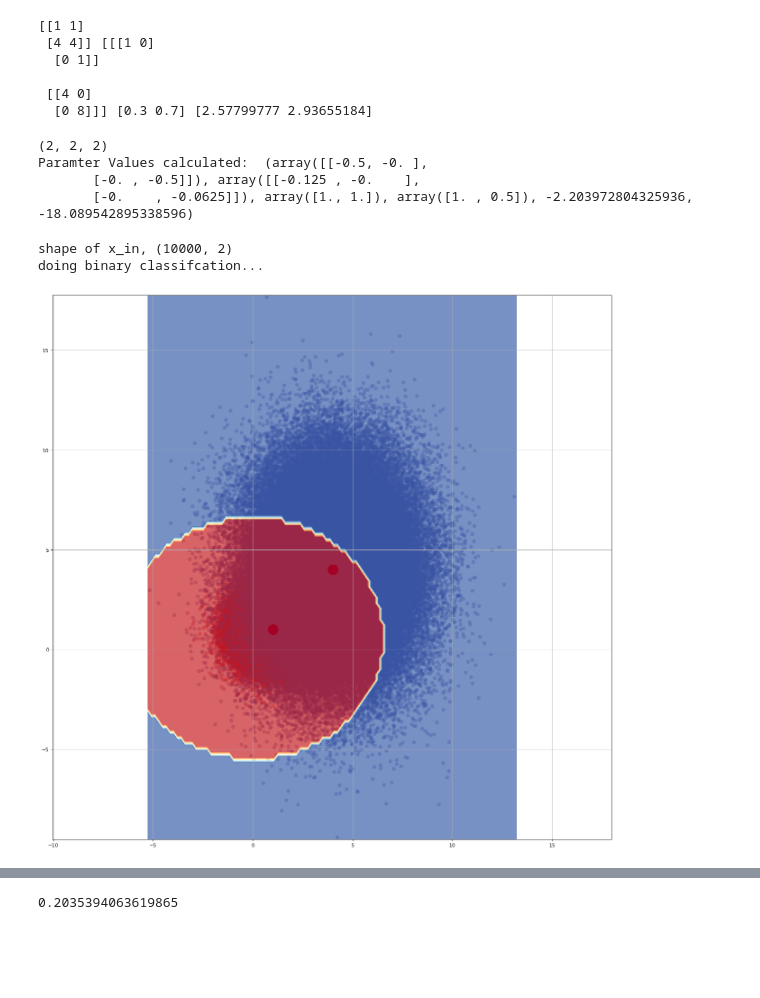
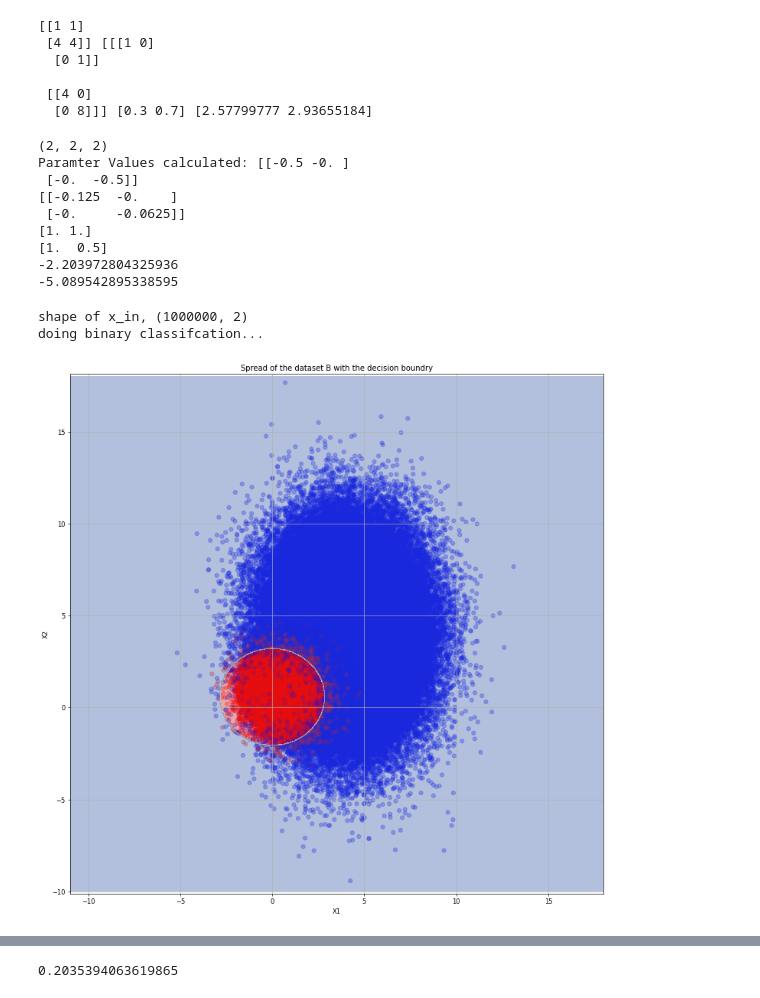
Before and after one commit to ShankarPoudel441/PR_assignments, a Jupyter notebook: assignment_1/utilities/Q2.ipynb, the cells around one changed output, grey strips where cells are left out. Drawn from its saved outputs; the diff is of its cells as text; code cells hidden in the pictures; blank space fills up the shorter version.

```diff
--- a/assignment_1/utilities/Q2.ipynb
+++ b/assignment_1/utilities/Q2.ipynb
@@ -60,7 +60,7 @@ class multi_case_3():
         self.sigmas=sigmas
         self.priors=priors
         values=self.calculate_case_3_constants()
-        print(f"Paramter Values calculated: ", values)
+        print(f"Paramter Values calculated: {self.W12}\n{self.W22}\n{self.w11}\n{self.w21}\n{self.w10}\n{self.w20}")
 
         return None
 
@@ -82,7 +82,7 @@ class multi_case_3():
         self.w11=np.matmul(sigma1_inv,mu1)
         self.w21=np.matmul(sigma2_inv,mu2)
         self.w10=-1/2*np.matmul(np.matmul(mu1.T,sigma1_inv),mu1) - 1/2*np.log(np.linalg.det(sigma1)) + np.log(priors[0])
-        self.w20=-1/2*np.matmul(np.matmul(mu2.T,sigma1_inv),mu2) - 1/2*np.log(np.linalg.det(sigma2)) + np.log(priors[1])
+        self.w20=-1/2*np.matmul(np.matmul(mu2.T,sigma2_inv),mu2) - 1/2*np.log(np.linalg.det(sigma2)) + np.log(priors[1])
         return self.W12,self.W22,self.w11,self.w21,self.w10,self.w20
 
     def decision_boundry_fn(self,x):
@@ -93,48 +93,63 @@ class multi_case_3():
         to_ret=[0 if x>0 else 1 for x in op_data]
         return np.array(to_ret)
 # %%
+# mus=np.array([[3,6],[3,-2]])
+# sigmas=np.array([[[0.5,0],[0,2]],[[2,0],[0,2]]])
+# print(sigmas.shape)
+# priors=[0.5,0.5]
 model3=multi_case_3(mus,sigmas,priors)
 # %% [output]
 (2, 2, 2)
-Paramter Values calculated:  (array([[-0.5, -0. ],
-       [-0. , -0.5]]), array([[-0.125 , -0.    ],
-       [-0.    , -0.0625]]), array([1., 1.]), array([1. , 0.5]), -2.203972804325936, -18.089542895338596)
+Paramter Values calculated: [[-0.5 -0. ]
+ [-0.  -0.5]]
+[[-0.125  -0.    ]
+ [-0.     -0.0625]]
+[1. 1.]
+[1.  0.5]
+-2.203972804325936
+-5.089542895338595
 # %%
 def plot_decision_boundary(model, X, y):
     # Define the axis boundaries of the plot and create a meshgrid
 
-    x_min, x_max = X[:, 0].min() - 0.1, X[:, 0].max() + 0.1
-    y_min, y_max = X[:, 1].min() - 0.1, X[:, 1].max() + 0.1
-    xx, yy = np.meshgrid(np.linspace(x_min, x_max, 100),
-                         np.linspace(y_min, y_max, 100))
+    x_min, x_max = -11,18
+    y_min, y_max = -10,18
+    xx, yy = np.meshgrid(np.linspace(x_min, x_max, 1000),
+                         np.linspace(y_min, y_max, 1000))
 
     # Create X values (we're going to predict on all of these)
     x_in = np.c_[xx.ravel(), yy.ravel()]
 
     # Make predictions using the trained model
     print(f"shape of x_in, {x_in.shape}")
     y_pred = model.predict(x_in)
     y_pred=[[x] for x in y_pred]
     # Check for multi-class
     if len(y_pred[0]) > 1:
         print("doing multiclass classification...")
         # We have to reshape our predictions to get them ready for plotting
         y_pred = np.argmax(y_pred, axis=1).reshape(xx.shape)
     else:
         print("doing binary classifcation...")
         y_pred = np.round(y_pred).reshape(xx.shape)
 
     # Plot decision boundary
-    plt.figure(figsize=(20, 20), dpi=80)
-    plt.scatter(X[:, 0], X[:, 1], c=y, s=40, cmap=plt.cm.RdYlBu, alpha=0.3)
-    plt.contourf(xx, yy, y_pred, cmap=plt.cm.RdYlBu, alpha=0.7)
-    plt.scatter([1],[1],c=[20001], s=400, cmap=plt.cm.RdYlBu, alpha=3)
-    plt.scatter([4],[4],c=[20001], s=400, cmap=plt.cm.RdYlBu, alpha=3)
+    plt.figure(figsize=(15,15), dpi=60)
+    p=np.concatenate((X.T,np.array([y])),axis=0).T
+    np.random.shuffle(p)
+    color= ['red' if l == 0 else 'blue' for l in p[:,2]]
+    plt.scatter(p[:, 0], p[:, 1], s=40, color=color, alpha=0.3)
+    plt.contourf(xx, yy, y_pred, cmap=plt.cm.RdYlBu, alpha=0.4)
+#     plt.scatter([1],[1], s=20, color=["green"], alpha=1)
+#     plt.scatter([4],[4], s=20, color=["yellow"], alpha=1)
     plt.axis('equal')
+    plt.title("Spread of the dataset B with the decision boundry")
+    plt.xlabel("X1")
+    plt.ylabel("X2")
     plt.grid()
 
 plot_decision_boundary(model3,X,y)
 # %% [output]
-shape of x_in, (10000, 2)
+shape of x_in, (1000000, 2)
 doing binary classifcation...
-[figure, old version]
+[figure, new version]
```
Also changed, not shown: parts of 2 cells of this notebook, 3 other files.
